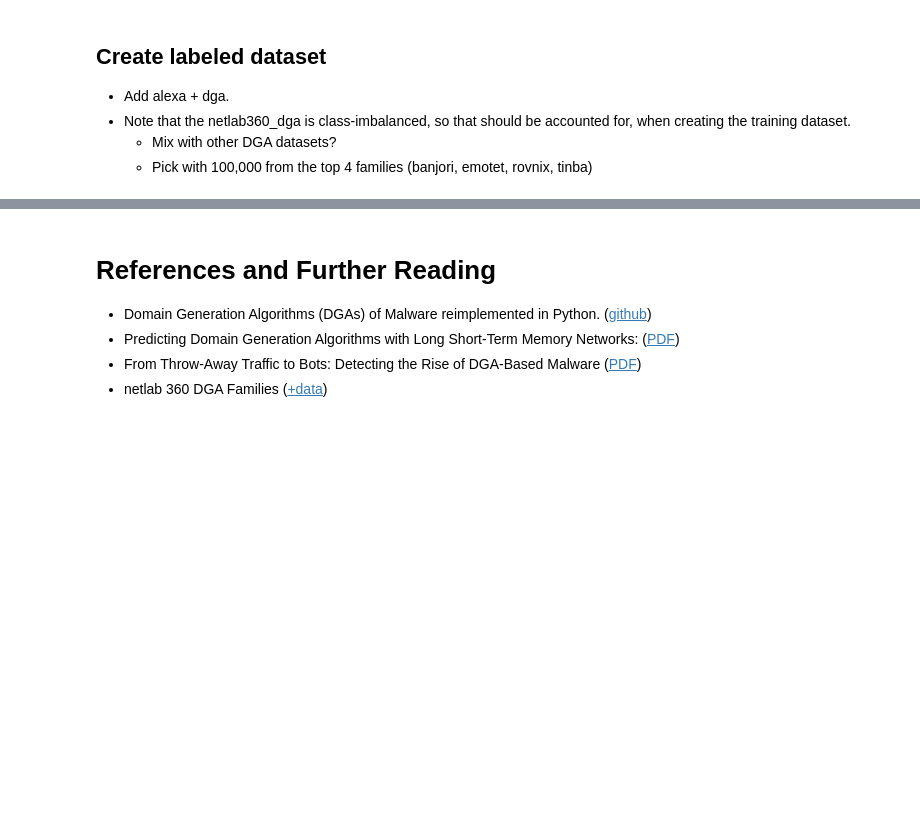
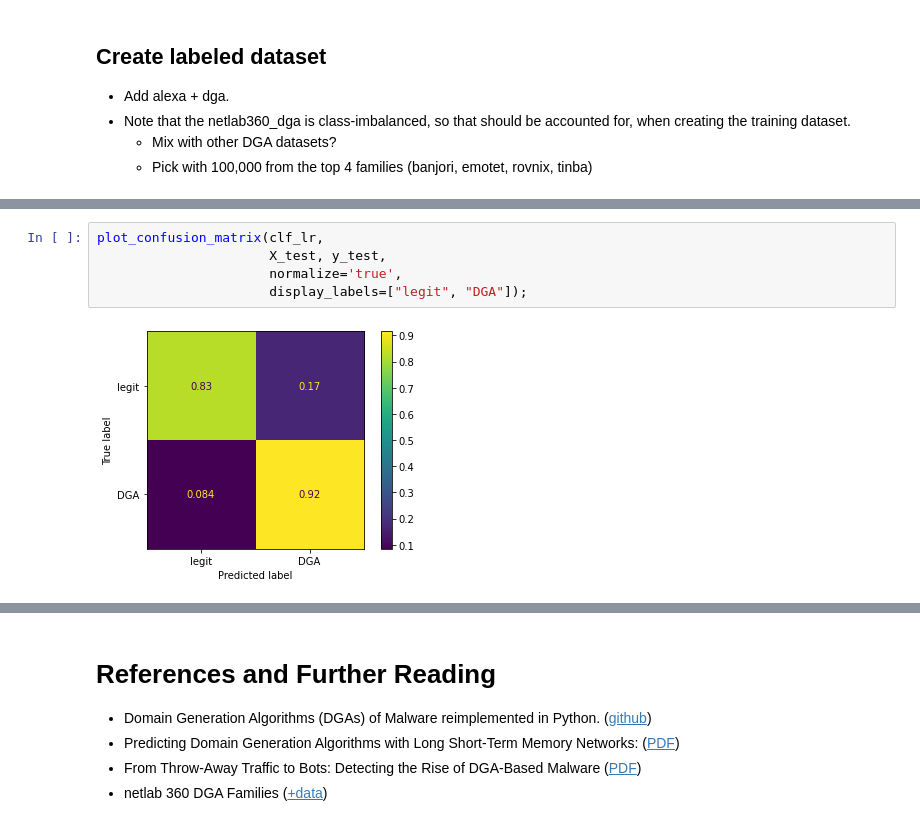
Before and after one commit to hyounesy/knowleDGAble, a Jupyter notebook: knowleDGAble.ipynb, the cells around one changed output, grey strips where cells are left out. Cells and saved outputs as stored; diff of their text form; blank space fills up the shorter version.

```diff
--- a/knowleDGAble.ipynb
+++ b/knowleDGAble.ipynb
@@ -130,0 +293,7 @@ print(list(ngrams('youtube', 3)))
+# %%
+plot_confusion_matrix(clf_lr,
+                      X_test, y_test,
+                      normalize='true',
+                      display_labels=["legit", "DGA"]);
+# %% [output]
+[figure, added]
```
Also changed, not shown: parts of 38 cells of this notebook.
